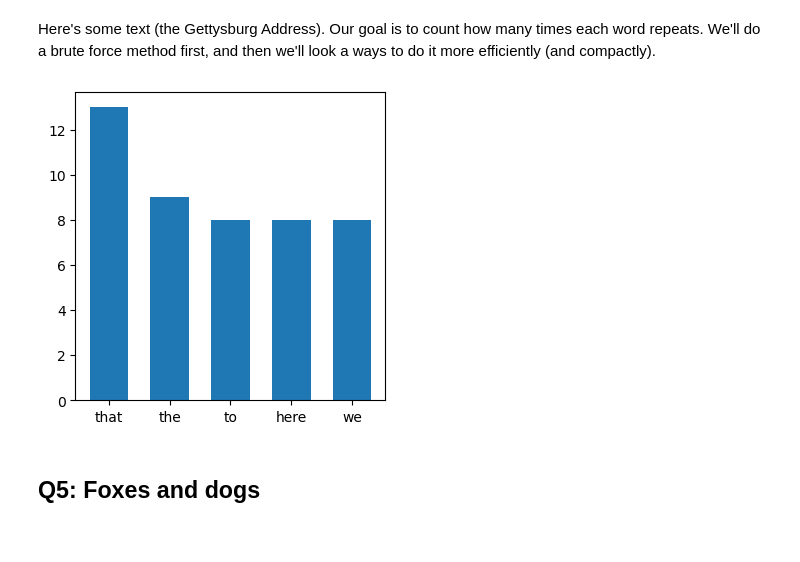
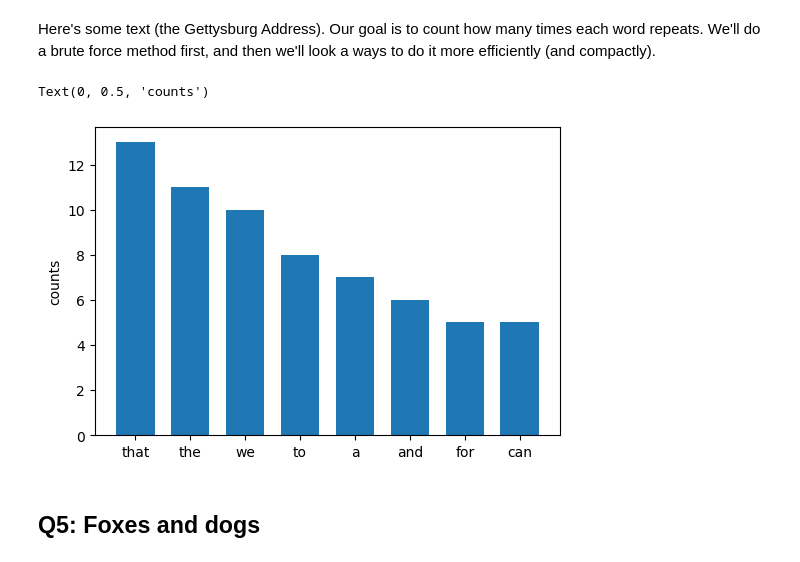
Before and after one commit to dgerosa/scientificcomputing_bicocca_2023, a Jupyter notebook: working/L01_pythonbasics.ipynb, the cells around one changed output. Drawn from its saved outputs; the diff is of its cells as text; code cells hidden in the pictures.

```diff
--- a/working/L01_pythonbasics.ipynb
+++ b/working/L01_pythonbasics.ipynb
@@ -122,15 +118,22 @@ words_counter = {s:sum([1 for match in re.finditer(r'\b'+s+r'\b', gettysburg_add
+# %%
+text = [word.strip('.,!?:;-').lower() for word in gettysburg_address.split() if word.isalpha()]
+unique = set(text)
+words = {s:text.count(s) for s in unique}
+sorted_words = [s for s,n in sorted(words.items(), key = lambda x : x[1], reverse=True)]
 # %%
+import numpy as np
 import matplotlib.pyplot as plt
-num_words = 5
+num_words = 8
 
-fig = plt.figure(figsize=(4,4))
+fig = plt.figure(figsize=(6,4))
 ax = fig.add_subplot(111)
 
-sorted_counter = sorted(words_counter.items(), key=lambda item : item[1], reverse=True)
-ax.bar(np.linspace(1,num_words+1, num_words), [x[1] for x in sorted_counter[:num_words]])
-ax.set_xticks(np.linspace(1,num_words+1, num_words), [x[0] for x in sorted_counter[:num_words]])
+ax.bar(np.linspace(1,num_words+1, num_words), [words[x] for x in sorted_words[:num_words]])
+ax.set_xticks(np.linspace(1,num_words+1, num_words), [x for x in sorted_words[:num_words]])
+ax.set_ylabel('counts')
 # %% [output]
+Text(0, 0.5, 'counts')
-[figure, old version]
+[figure, new version]
 # %% [markdown]
 ## Q5: Foxes and dogs
 # %% [markdown]
```
Also changed, not shown: parts of 7 cells of this notebook, 4 other files.
